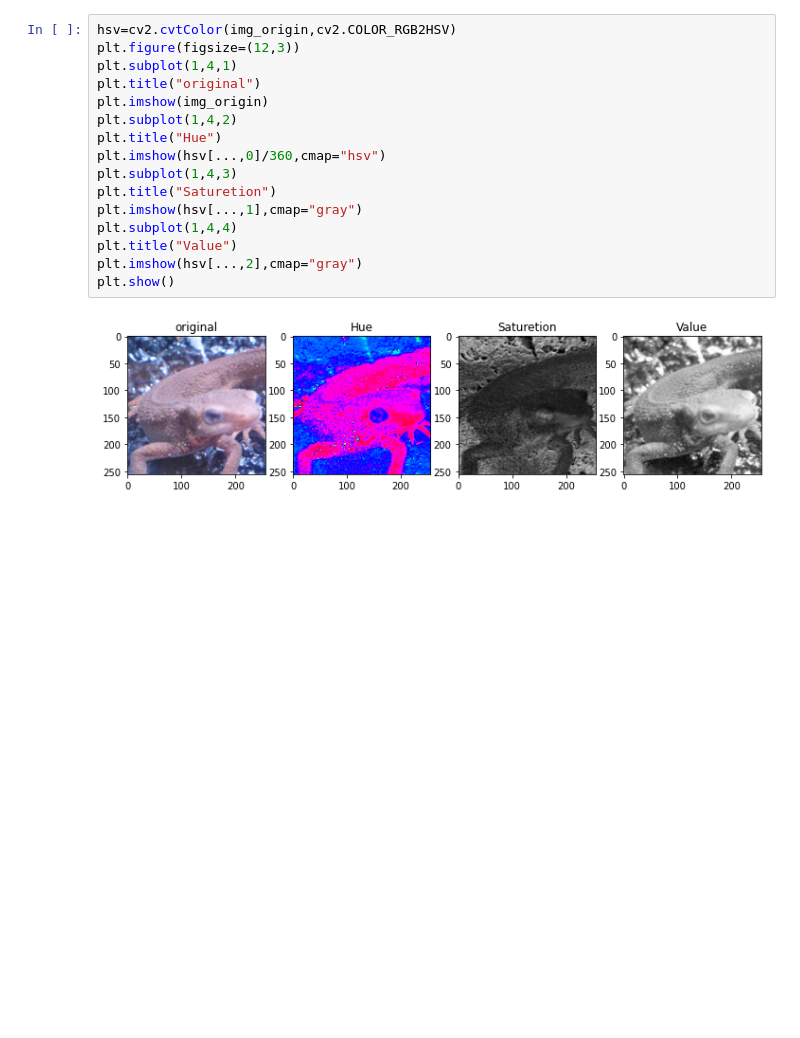
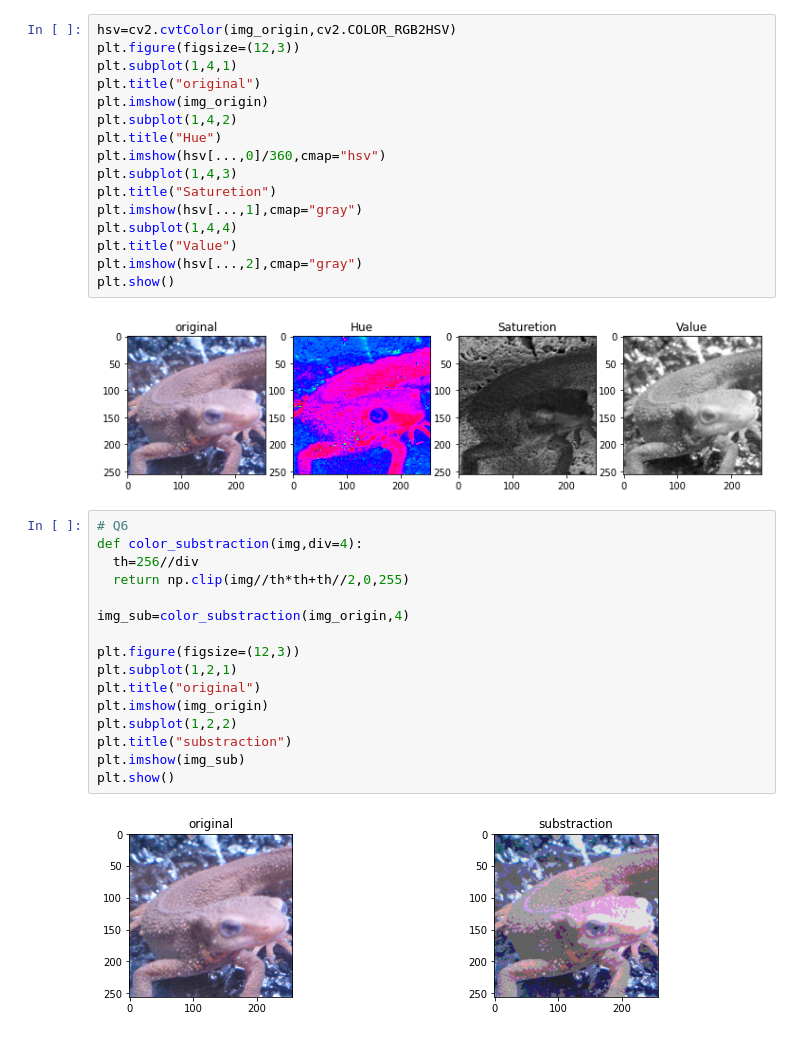
Before and after one commit to iorn121/ImageProcessing100Questions, a Jupyter notebook: ImageProcessing1_10Q.ipynb, the cells around one changed output. Drawn from its saved outputs; the diff is of its cells as text; blank space fills up the shorter version.

```diff
--- a/ImageProcessing1_10Q.ipynb
+++ b/ImageProcessing1_10Q.ipynb
@@ -132,3 +132,21 @@ plt.imshow(hsv[...,2],cmap="gray")
 plt.show()
 # %% [output]
 [figure]
+# %%
+# Q6
+def color_substraction(img,div=4):
+  th=256//div
+  return np.clip(img//th*th+th//2,0,255)
+
+img_sub=color_substraction(img_origin,4)
+
+plt.figure(figsize=(12,3))
+plt.subplot(1,2,1)
+plt.title("original")
+plt.imshow(img_origin)
+plt.subplot(1,2,2)
+plt.title("substraction")
+plt.imshow(img_sub)
+plt.show()
+# %% [output]
+[figure, added]
```
Also changed, not shown: parts of 4 cells of this notebook.
